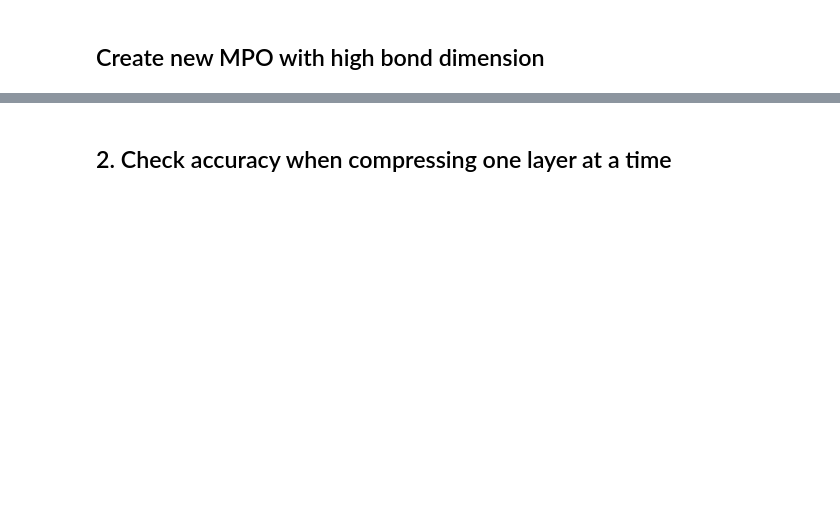
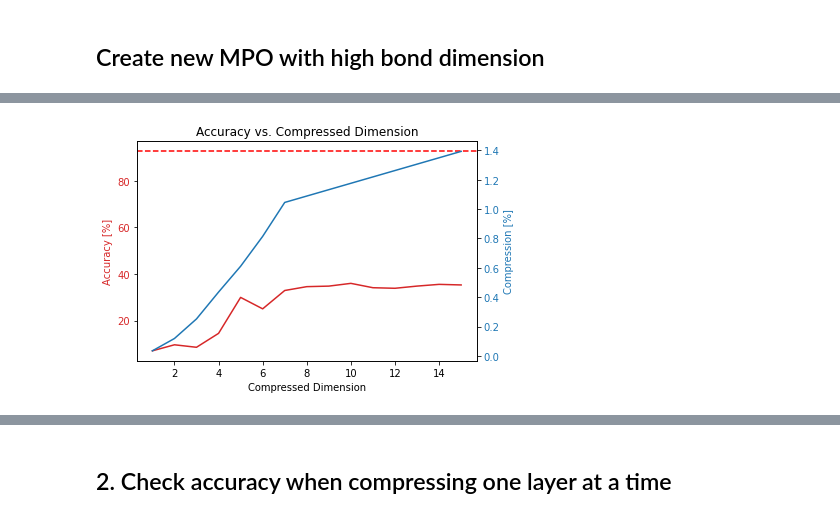
Before and after one commit to aaronleesander/DMRG-inspired-Algorithms-for-Neural-Network-Compression, a Jupyter notebook: DMRG/NN_Weights_Matrix.ipynb, the cells around one changed output, grey strips where cells are left out. Cells and saved outputs as stored; diff of their text form; code cells hidden in the pictures; blank space fills up the shorter version.

Commit message:
creation of tests for decomposing weight matrices

```diff
--- a/DMRG/NN_Weights_Matrix.ipynb
+++ b/DMRG/NN_Weights_Matrix.ipynb
@@ -324,0 +381,19 @@ def vector_to_left_canonical_MPS_NN(tensor, phys_dim):
+# %%
+for i in range(len(compressed_MPS_1)):
+    if i >= 7:
+        j = 6
+    else:
+        j = i
+    print(j)
+    temp = con.contract_horizontal(compressed_MPS_0[j][0], compressed_MPS_0[j][1], 'right')
+    temp = con.contract_horizontal(temp, compressed_MPS_0[j][2], 'right')
+    layer_0 = con.contract_horizontal(temp, compressed_MPS_0[j][3], 'right')
+
+    temp = con.contract_horizontal(compressed_MPS_1[i][0], compressed_MPS_1[i][1], 'right')
+    temp = con.contract_horizontal(temp, compressed_MPS_1[i][2], 'right')
+    layer_1 = con.contract_horizontal(temp, compressed_MPS_1[i][3], 'right')
+
+    layer_0 = np.reshape(layer_0, (W_0.shape[0], W_0.shape[1]))
+    layer_1 = np.reshape(layer_1, (W_1.shape[0], W_1.shape[1]))
+    acc, _ = FC2_weights(layer_0, bias_0, layer_1, bias_1)
+    print(acc)
@@ -324,0 +418,77 @@ def vector_to_left_canonical_MPS_NN(tensor, phys_dim):
+# %%
+### Maximizing total accuracy
+acc_orig, time_orig = FC2(MPS_0, bias_0, MPS_1, bias_1, W_0, W_1)
+
+acc_compressed = []
+time_compressed = []
+params = []
+if len(compressed_MPS_0) > len(compressed_MPS_1):
+    shortest = len(compressed_MPS_1)
+    longest = len(compressed_MPS_0)
+else:
+    shortest = len(compressed_MPS_0)
+    longest = len(compressed_MPS_1)
+
+for new_dim in range(1, longest+1):
+    if new_dim < shortest:
+        MPS_0_test = compressed_MPS_0[new_dim-1]
+        MPS_1_test = compressed_MPS_1[new_dim-1]
+    else:
+        if shortest == len(compressed_MPS_0):
+            MPS_0_test = compressed_MPS_0[-1]
+            MPS_1_test = compressed_MPS_1[new_dim-1]
+        elif shortest == len(compressed_MPS_1):
+            MPS_0_test = compressed_MPS_0[new_dim-1]
+            MPS_1_test = compressed_MPS_1[-1]
+
+    total_params = 0
+    for tensor in MPS_0_test:
+        total_params += tensor.size
+    for tensor in MPS_1_test:
+        total_params += tensor.size
+    params.append(total_params)
+
+    acc, t = FC2(MPS_0_test, bias_0, MPS_1_test, bias_1, W_0, W_1)
+    acc_compressed.append(acc)
+    time_compressed.append(t)
+
+params_orig = 0
+for tensor in MPS_0:
+    params_orig += tensor.size
+for tensor in MPS_1:
+    params_orig += tensor.size
+
+#acc_compressed.pop()
+#time_compressed.pop()
+#params.pop()
+params = np.array(params)/params_orig*100
+x = range(1, longest+1)
+
+
+fig, ax1 = plt.subplots()
+
+color = 'tab:red'
+ax1.set_xlabel('Compressed Dimension')
+ax1.set_ylabel('Accuracy [%]', color=color)
+ax1.plot(x, acc_compressed, color=color)
+ax1.tick_params(axis='y', labelcolor=color)
+ax1.axhline(acc_orig, color='r', linestyle='--')
+
+ax2 = ax1.twinx()  # instantiate a second axes that shares the same x-axis
+
+color = 'tab:blue'
+ax2.set_ylabel('Compression [%]', color=color)  # we already handled the x-label with ax1
+ax2.plot(x, params, color=color)
+ax2.tick_params(axis='y', labelcolor=color)
+
+plt.title('Accuracy vs. Compressed Dimension')
+fig.tight_layout()
+plt.show()
+
+plt.figure()
+plt.plot(x, time_compressed)
+plt.title('Contraction Time vs. Compressed Dimension')
+plt.xlabel('Time [s]')
+plt.ylabel('Compressed Dimension')
+plt.axhline(time_orig, color='r', linestyle='--')
+# %% [output]
@@ -324,0 +512 @@ def vector_to_left_canonical_MPS_NN(tensor, phys_dim):
+[figure, added]
```
Also changed, not shown: parts of 47 cells of this notebook.
